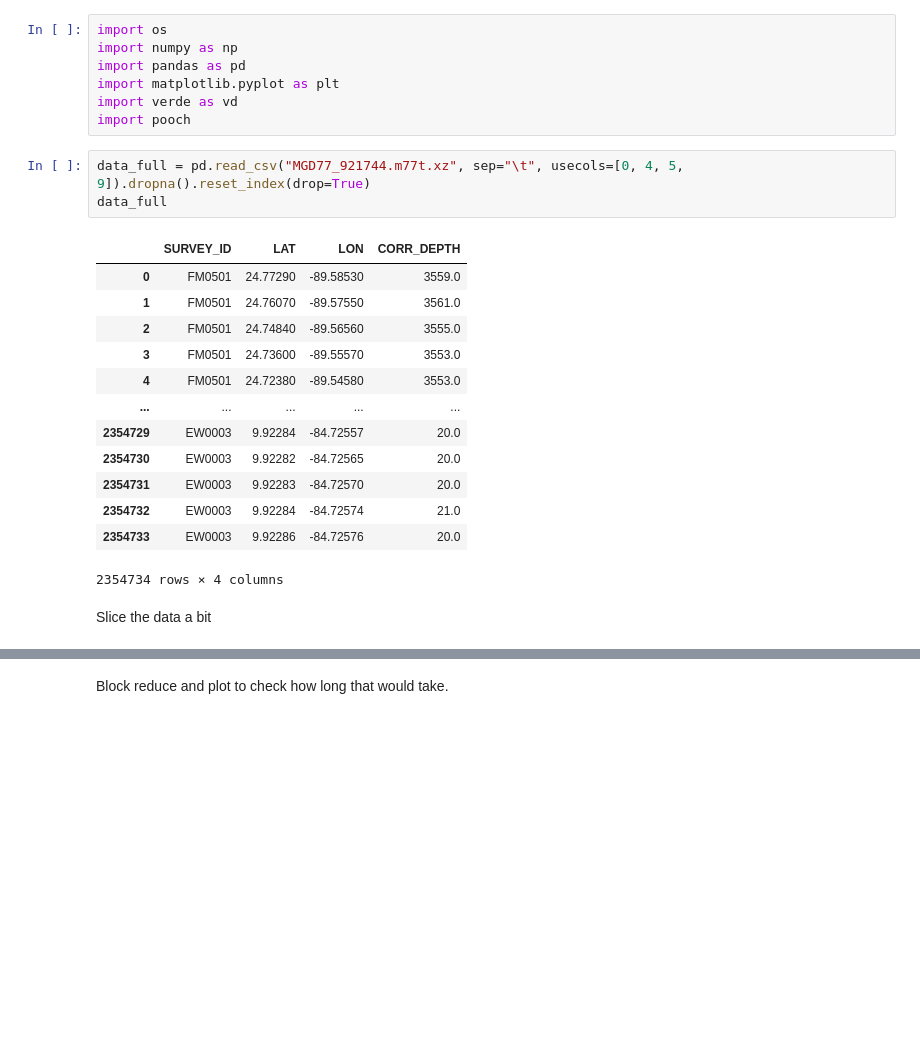
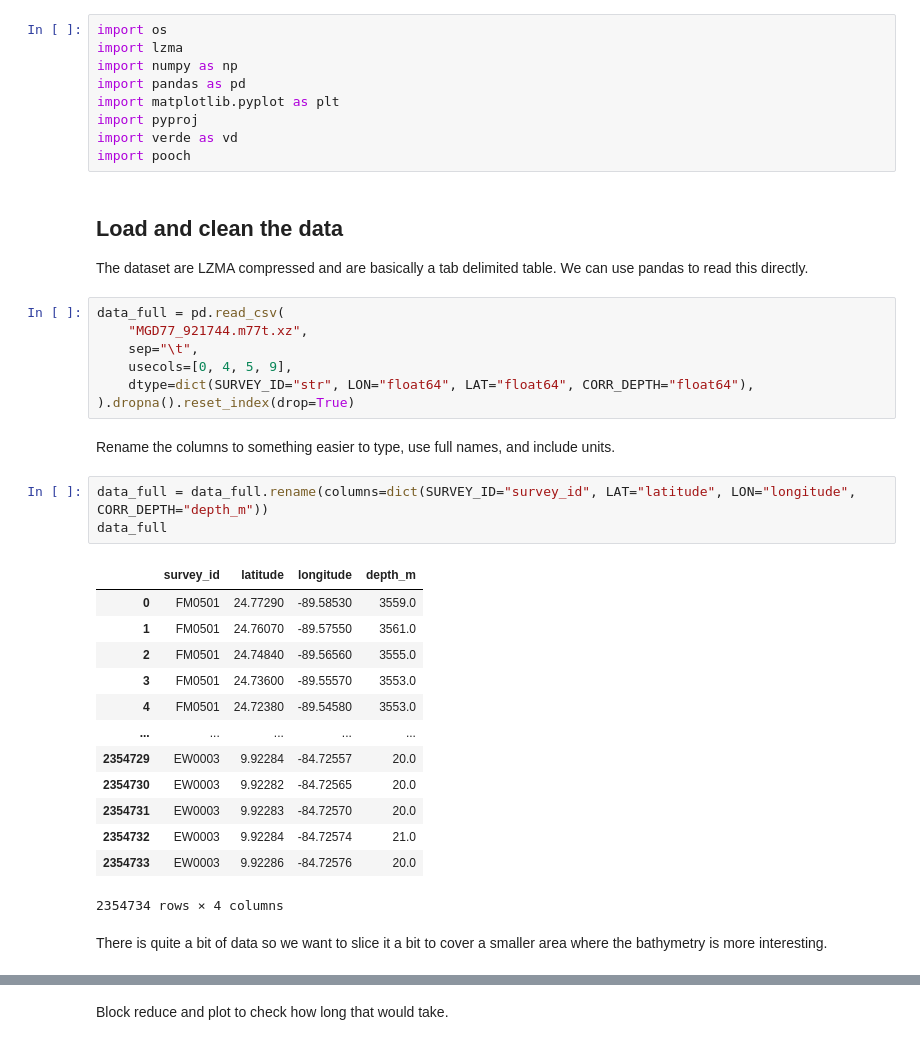
Before and after one commit to fatiando/data, a Jupyter notebook: bathymetry-caribbean/prepare.ipynb, the cells around one changed output, grey strips where cells are left out. Saved outputs shown, nothing was run; the diff lists cells and outputs as text; blank space fills up the shorter version.

```diff
--- a/bathymetry-caribbean/prepare.ipynb
+++ b/bathymetry-caribbean/prepare.ipynb
@@ -1,27 +9,42 @@
 # %%
 import os
+import lzma
 import numpy as np
 import pandas as pd
 import matplotlib.pyplot as plt
+import pyproj
 import verde as vd
 import pooch
+# %% [markdown]
+## Load and clean the data
+
+The dataset are LZMA compressed and are basically a tab delimited table. We can use pandas to read this directly.
 # %%
-data_full = pd.read_csv("MGD77_921744.m77t.xz", sep="\t", usecols=[0, 4, 5, 9]).dropna().reset_index(drop=True)
-data_full
+data_full = pd.read_csv(
+    "MGD77_921744.m77t.xz",
+    sep="\t",
+    usecols=[0, 4, 5, 9],
+    dtype=dict(SURVEY_ID="str", LON="float64", LAT="float64", CORR_DEPTH="float64"),
+).dropna().reset_index(drop=True)
-# %% [output]
-|  | SURVEY_ID | LAT | LON | CORR_DEPTH |
-| 0 | FM0501 | 24.77290 | -89.58530 | 3559.0 |
-| 1 | FM0501 | 24.76070 | -89.57550 | 3561.0 |
-| 2 | FM0501 | 24.74840 | -89.56560 | 3555.0 |
-| 3 | FM0501 | 24.73600 | -89.55570 | 3553.0 |
-| 4 | FM0501 | 24.72380 | -89.54580 | 3553.0 |
-| ... | ... | ... | ... | ... |
-| 2354729 | EW0003 | 9.92284 | -84.72557 | 20.0 |
-| 2354730 | EW0003 | 9.92282 | -84.72565 | 20.0 |
-| 2354731 | EW0003 | 9.92283 | -84.72570 | 20.0 |
-| 2354732 | EW0003 | 9.92284 | -84.72574 | 21.0 |
-| 2354733 | EW0003 | 9.92286 | -84.72576 | 20.0 |
-2354734 rows × 4 columns
+# %% [markdown]
+Rename the columns to something easier to type, use full names, and include units.
+# %%
+data_full = data_full.rename(columns=dict(SURVEY_ID="survey_id", LAT="latitude", LON="longitude", CORR_DEPTH="depth_m"))
+data_full
+# %% [output]
+|  | survey_id | latitude | longitude | depth_m |
+| 0 | FM0501 | 24.77290 | -89.58530 | 3559.0 |
+| 1 | FM0501 | 24.76070 | -89.57550 | 3561.0 |
+| 2 | FM0501 | 24.74840 | -89.56560 | 3555.0 |
+| 3 | FM0501 | 24.73600 | -89.55570 | 3553.0 |
+| 4 | FM0501 | 24.72380 | -89.54580 | 3553.0 |
+| ... | ... | ... | ... | ... |
+| 2354729 | EW0003 | 9.92284 | -84.72557 | 20.0 |
+| 2354730 | EW0003 | 9.92282 | -84.72565 | 20.0 |
+| 2354731 | EW0003 | 9.92283 | -84.72570 | 20.0 |
+| 2354732 | EW0003 | 9.92284 | -84.72574 | 21.0 |
+| 2354733 | EW0003 | 9.92286 | -84.72576 | 20.0 |
+2354734 rows × 4 columns
 # %% [markdown]
-Slice the data a bit
+There is quite a bit of data so we want to slice it a bit to cover a smaller area where the bathymetry is more interesting.
 # %%
```
Also changed, not shown: parts of 13 cells of this notebook.
